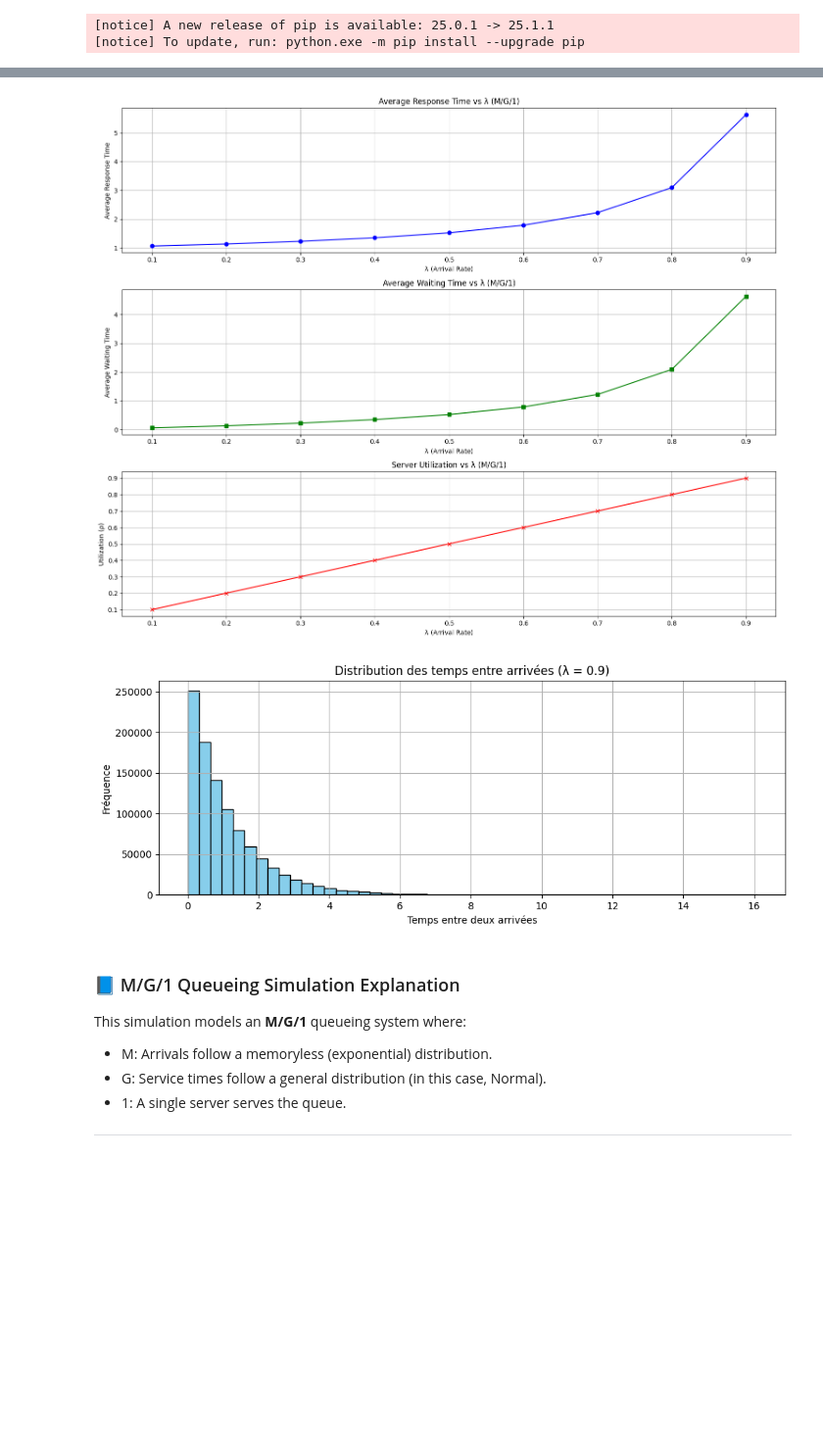
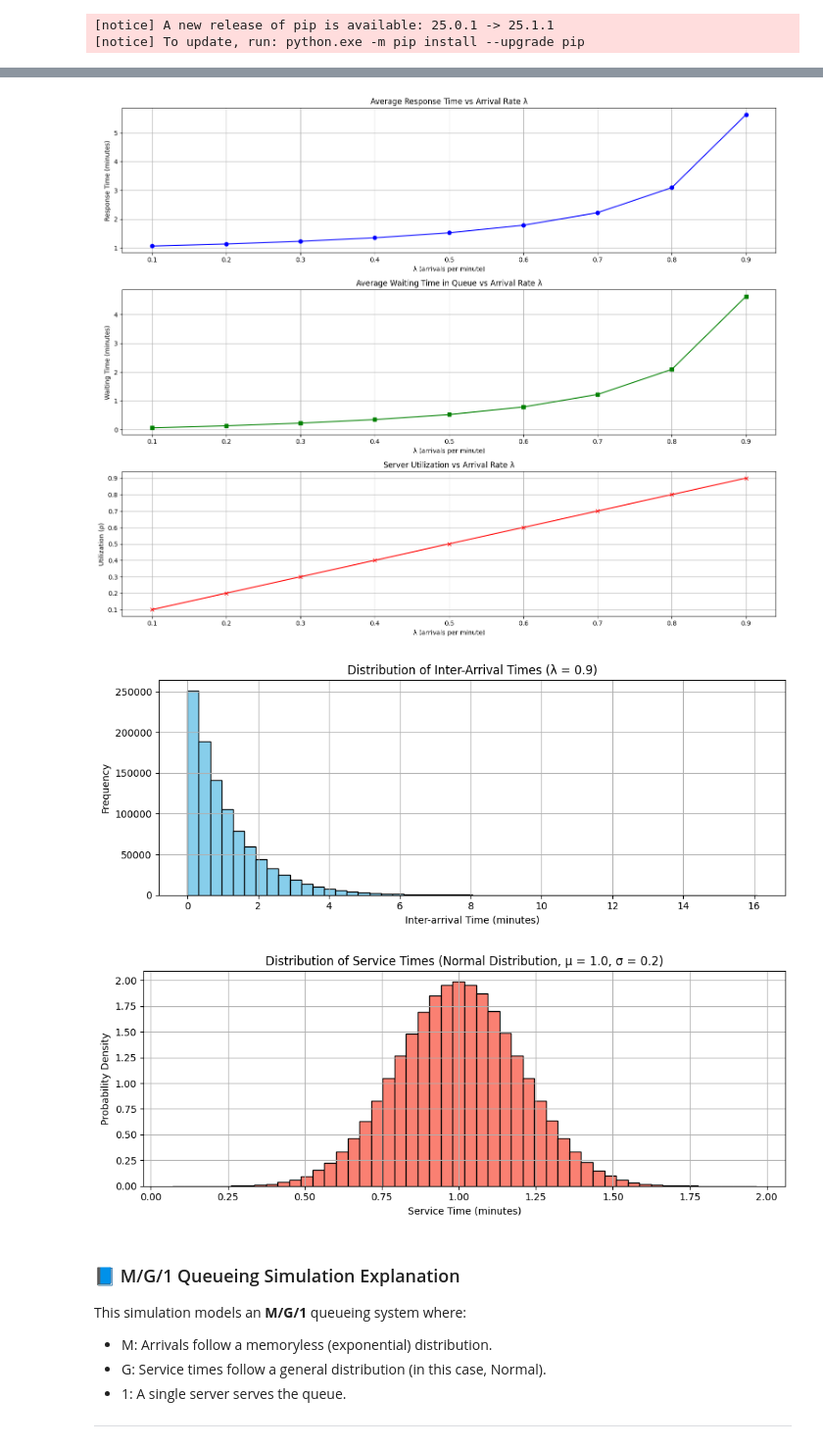
Before and after one commit to MohamedMouloudj/Queue-Simulation, a Jupyter notebook: mg1_simulation.ipynb, the cells around one changed output, grey strips where cells are left out. Shown at 98% size. Saved outputs shown, nothing was run; the diff lists cells and outputs as text; code cells hidden in the pictures; blank space fills up the shorter version.

Commit message:
Add files via upload
added service time graph

```diff
--- a/mg1_simulation.ipynb
+++ b/mg1_simulation.ipynb
@@ -24,8 +24,8 @@ import matplotlib.pyplot as plt
 # Parameters
 num_customers = 1_000_000
 mu = 1.0  # Service rate (μ)
-service_mean = 1.0
-service_std = 0.2  # Standard deviation for service times
+service_mean = 1.0  # minutes
+service_std = 0.2  # minutes
 
 # Arrival rates to test
 lambdas = np.arange(0.1, 1.0, 0.1)
@@ -83,43 +83,53 @@ for i in range(len(lambdas)):
     rho = mg1_results['utilization'][i]
     R = mg1_results['response_times'][i]
     W = mg1_results['waiting_times'][i]
-    print(f"{lam:.1f}\t{rho:.2f}\t\t{R:.2f} units\t\t{W:.2f} units")
+    print(f"{lam:.1f}\t{rho:.2f}\t\t{R:.2f} min\t\t\t{W:.2f} min")
 
 # Plot main results
 plt.figure(figsize=(15, 12))
 
 plt.subplot(3, 1, 1)
 plt.plot(mg1_results['lambda'], mg1_results['response_times'], label='Avg. Response Time (R)', marker='o', color='blue')
-plt.title('Average Response Time vs λ (M/G/1)')
-plt.xlabel('λ (Arrival Rate)')
-plt.ylabel('Average Response Time')
+plt.title('Average Response Time vs Arrival Rate λ')
+plt.xlabel('λ (arrivals per minute)')
+plt.ylabel('Response Time (minutes)')
 plt.grid(True)
 
 plt.subplot(3, 1, 2)
 plt.plot(mg1_results['lambda'], mg1_results['waiting_times'], label='Avg. Waiting Time (W)', marker='s', color='green')
-plt.title('Average Waiting Time vs λ (M/G/1)')
-plt.xlabel('λ (Arrival Rate)')
-plt.ylabel('Average Waiting Time')
+plt.title('Average Waiting Time in Queue vs Arrival Rate λ')
+plt.xlabel('λ (arrivals per minute)')
+plt.ylabel('Waiting Time (minutes)')
 plt.grid(True)
 
 plt.subplot(3, 1, 3)
-plt.plot(mg1_results['lambda'], mg1_results['utilization'], label='Utilization (ρ)', marker='x', color='red')
-plt.title('Server Utilization vs λ (M/G/1)')
-plt.xlabel('λ (Arrival Rate)')
+plt.plot(mg1_results['lambda'], mg1_results['utilization'], label='Server Utilization (ρ)', marker='x', color='red')
+plt.title('Server Utilization vs Arrival Rate λ')
+plt.xlabel('λ (arrivals per minute)')
 plt.ylabel('Utilization (ρ)')
 plt.grid(True)
 
 plt.tight_layout()
 plt.show()
 
-# Plot histogram of inter-arrival times for last simulation
+# Plot histogram of inter-arrival times
 plt.figure(figsize=(10, 4))
 plt.hist(last_inter_arrival_times, bins=50, color='skyblue', edgecolor='black')
-plt.title(f'Distribution des temps entre arrivées (λ = {last_lambda:.1f})')
-plt.xlabel('Temps entre deux arrivées')
-plt.ylabel('Fréquence')
+plt.title(f'Distribution of Inter-Arrival Times (λ = {last_lambda:.1f})')
+plt.xlabel('Inter-arrival Time (minutes)')
+plt.ylabel('Frequency')
 plt.grid(True)
 plt.tight_layout()
 plt.show()
+
+# Plot histogram of service times
+plt.figure(figsize=(10, 4))
+plt.hist(service_times, bins=50, color='salmon', edgecolor='black', density=True)
+plt.title(f'Distribution of Service Times (Normal Distribution, μ = {service_mean}, σ = {service_std})')
+plt.xlabel('Service Time (minutes)')
+plt.ylabel('Probability Density')
+plt.grid(True)
+plt.tight_layout()
+plt.show()
 # %% [output]
 λ       Utilization (ρ) Avg. Response Time (R)  Avg. Waiting Time (W)
@@ -135,5 +145,6 @@ plt.show()
-[figure, old version]
+[figure, new version]
-[figure, old version]
+[figure, new version]
+[figure, added]
 # %% [markdown]
 ### 📘 M/G/1 Queueing Simulation Explanation
 
```
Also changed, not shown: parts of 1 cell of this notebook.
